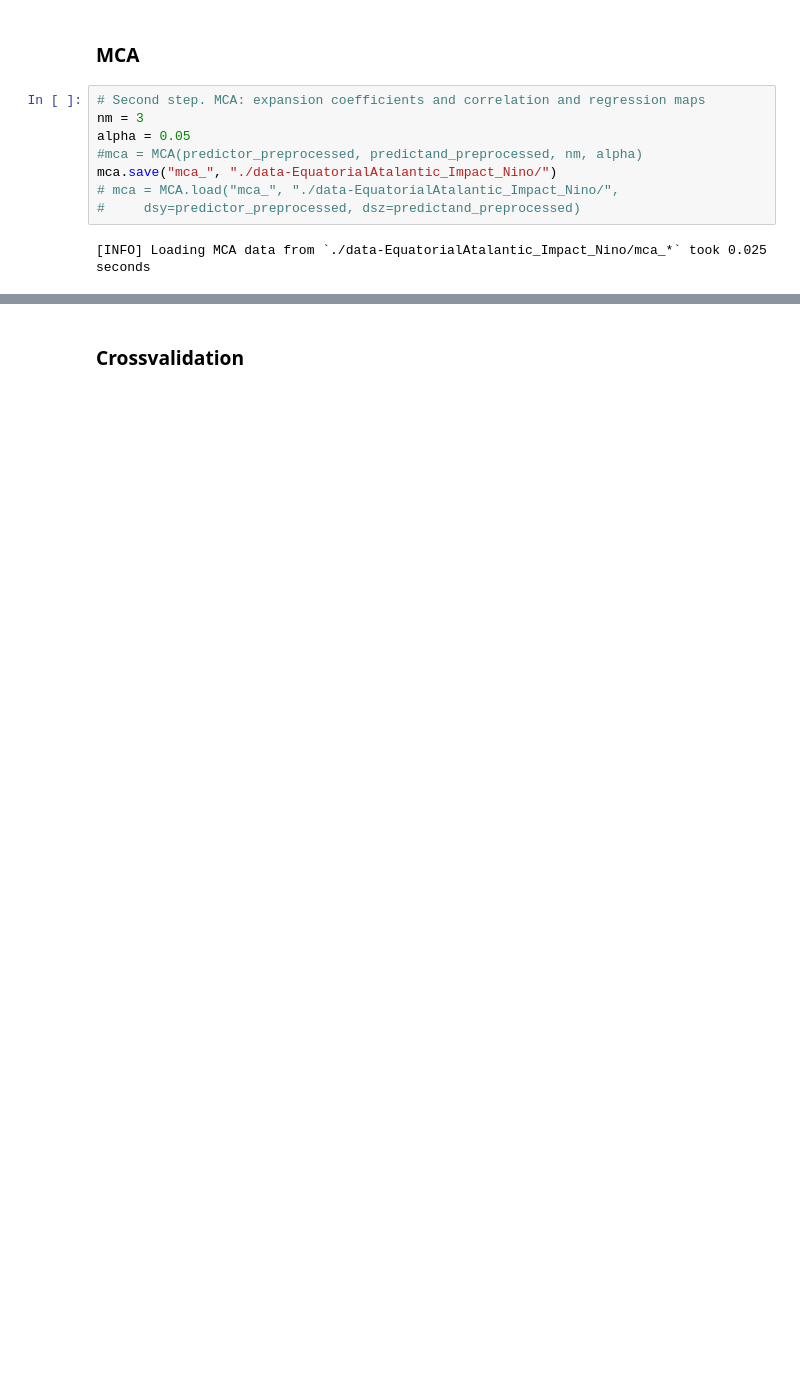
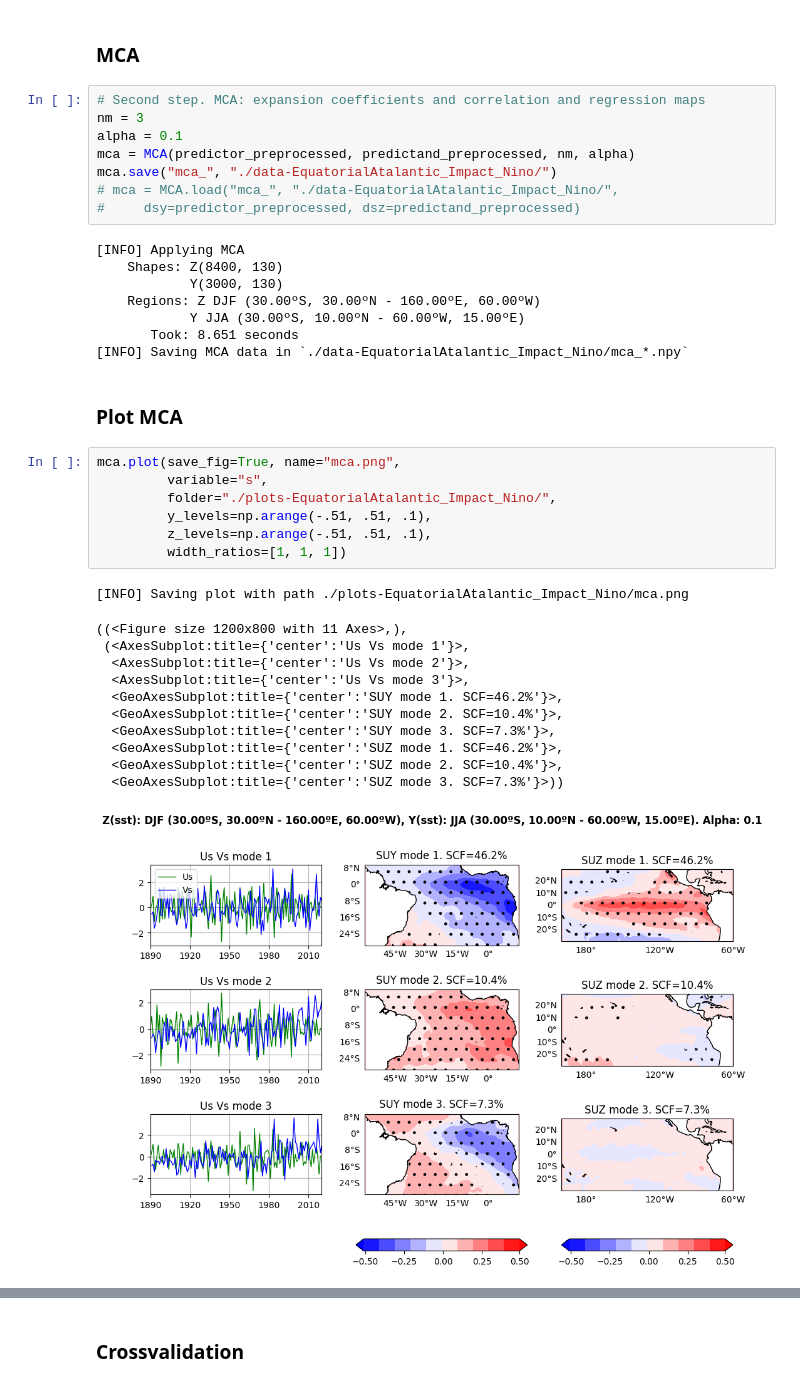
Before and after one commit to pabloduran016/Spy4CastManual, a Jupyter notebook: EquatorialAtlantic_Impact_Nino.ipynb, the cells around one changed output, grey strips where cells are left out. Saved outputs shown, nothing was run; the diff lists cells and outputs as text; blank space fills up the shorter version.

```diff
--- a/EquatorialAtlantic_Impact_Nino.ipynb
+++ b/EquatorialAtlantic_Impact_Nino.ipynb
@@ -50,10 +54,38 @@ predictand_preprocessed.save("z_", "./data-EquatorialAtalantic_Impact_Nino/")
 # %%
 # Second step. MCA: expansion coefficients and correlation and regression maps
 nm = 3
-alpha = 0.05
-#mca = MCA(predictor_preprocessed, predictand_preprocessed, nm, alpha)
+alpha = 0.1
+mca = MCA(predictor_preprocessed, predictand_preprocessed, nm, alpha)
 mca.save("mca_", "./data-EquatorialAtalantic_Impact_Nino/")
 # mca = MCA.load("mca_", "./data-EquatorialAtalantic_Impact_Nino/",
 #     dsy=predictor_preprocessed, dsz=predictand_preprocessed)
 # %% [output]
-[INFO] Loading MCA data from `./data-EquatorialAtalantic_Impact_Nino/mca_*` took 0.025 seconds
+[INFO] Applying MCA
+    Shapes: Z(8400, 130)
+            Y(3000, 130)
+    Regions: Z DJF (30.00ºS, 30.00ºN - 160.00ºE, 60.00ºW)
+            Y JJA (30.00ºS, 10.00ºN - 60.00ºW, 15.00ºE)
+       Took: 8.651 seconds
+[INFO] Saving MCA data in `./data-EquatorialAtalantic_Impact_Nino/mca_*.npy`
+# %% [markdown]
+### Plot MCA
+# %%
+mca.plot(save_fig=True, name="mca.png",
+         variable="s",
+         folder="./plots-EquatorialAtalantic_Impact_Nino/",
+         y_levels=np.arange(-.51, .51, .1),
+         z_levels=np.arange(-.51, .51, .1),
+         width_ratios=[1, 1, 1])
+# %% [output]
+[INFO] Saving plot with path ./plots-EquatorialAtalantic_Impact_Nino/mca.png
+((<Figure size 1200x800 with 11 Axes>,),
+ (<AxesSubplot:title={'center':'Us Vs mode 1'}>,
+  <AxesSubplot:title={'center':'Us Vs mode 2'}>,
+  <AxesSubplot:title={'center':'Us Vs mode 3'}>,
+  <GeoAxesSubplot:title={'center':'SUY mode 1. SCF=46.2%'}>,
+  <GeoAxesSubplot:title={'center':'SUY mode 2. SCF=10.4%'}>,
+  <GeoAxesSubplot:title={'center':'SUY mode 3. SCF=7.3%'}>,
+  <GeoAxesSubplot:title={'center':'SUZ mode 1. SCF=46.2%'}>,
+  <GeoAxesSubplot:title={'center':'SUZ mode 2. SCF=10.4%'}>,
+  <GeoAxesSubplot:title={'center':'SUZ mode 3. SCF=7.3%'}>))
+[figure, added]
```
Also changed, not shown: parts of 27 cells of this notebook, 19 other files.
